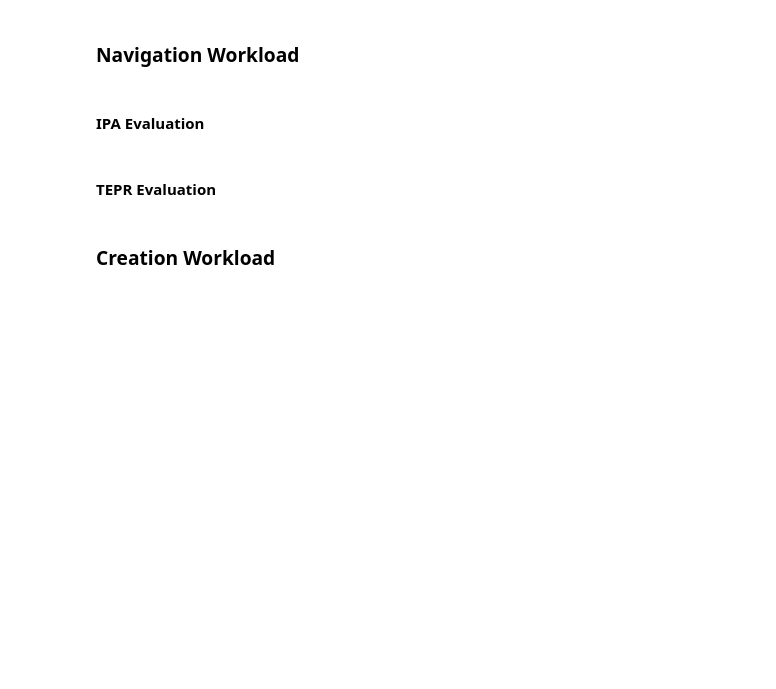
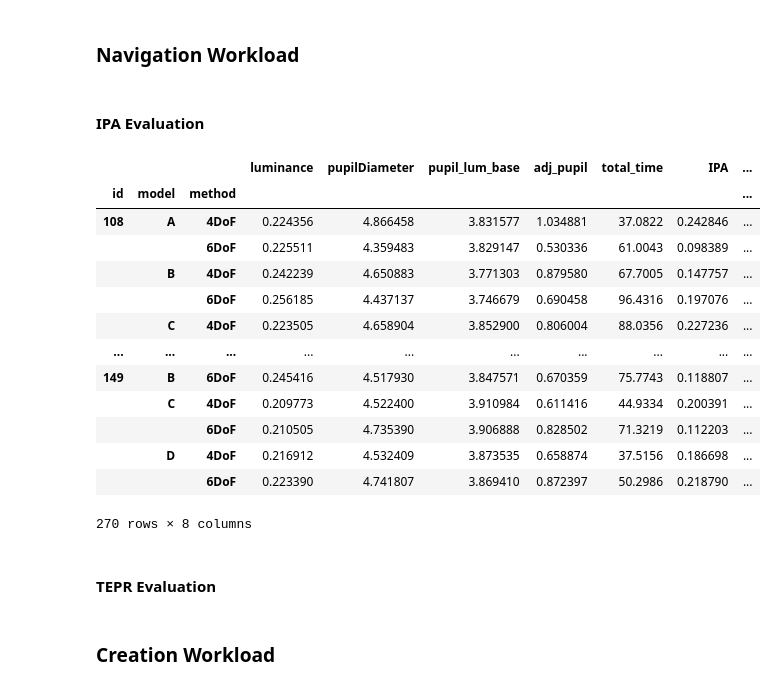
Before and after one commit to courtnicole/3d-path-cognition, a Jupyter notebook: pupil.ipynb, the cells around one changed output. Saved outputs shown, nothing was run; the diff lists cells and outputs as text; code cells hidden in the pictures; blank space fills up the shorter version.

Commit message:
initial commit
separate data for online

```diff
--- a/pupil.ipynb
+++ b/pupil.ipynb
@@ -562,6 +562,23 @@ user_data_crt.describe()
 ### Navigation Workload
 # %% [markdown]
 #### IPA Evaluation
+# %%
+user_data_nav
+# %% [output]
+|  |  |  | luminance | pupilDiameter | pupil_lum_base | adj_pupil | total_time | IPA | ... |
+| id | model | method |  |  |  |  |  |  | ... |
+| 108 | A | 4DoF | 0.224356 | 4.866458 | 3.831577 | 1.034881 | 37.0822 | 0.242846 | ... |
+|  |  | 6DoF | 0.225511 | 4.359483 | 3.829147 | 0.530336 | 61.0043 | 0.098389 | ... |
+|  | B | 4DoF | 0.242239 | 4.650883 | 3.771303 | 0.879580 | 67.7005 | 0.147757 | ... |
+|  |  | 6DoF | 0.256185 | 4.437137 | 3.746679 | 0.690458 | 96.4316 | 0.197076 | ... |
+|  | C | 4DoF | 0.223505 | 4.658904 | 3.852900 | 0.806004 | 88.0356 | 0.227236 | ... |
+| ... | ... | ... | ... | ... | ... | ... | ... | ... | ... |
+| 149 | B | 6DoF | 0.245416 | 4.517930 | 3.847571 | 0.670359 | 75.7743 | 0.118807 | ... |
+|  | C | 4DoF | 0.209773 | 4.522400 | 3.910984 | 0.611416 | 44.9334 | 0.200391 | ... |
+|  |  | 6DoF | 0.210505 | 4.735390 | 3.906888 | 0.828502 | 71.3219 | 0.112203 | ... |
+|  | D | 4DoF | 0.216912 | 4.532409 | 3.873535 | 0.658874 | 37.5156 | 0.186698 | ... |
+|  |  | 6DoF | 0.223390 | 4.741807 | 3.869410 | 0.872397 | 50.2986 | 0.218790 | ... |
+270 rows × 8 columns
 # %%
 ipa_nav = user_data_nav.loc[(slice(None), slice(None), slice(None)), 'IPA']
 ipa_nav = ipa_nav.unstack(level=(2))
```
Also changed, not shown: parts of 3 cells of this notebook, 4 other files.
